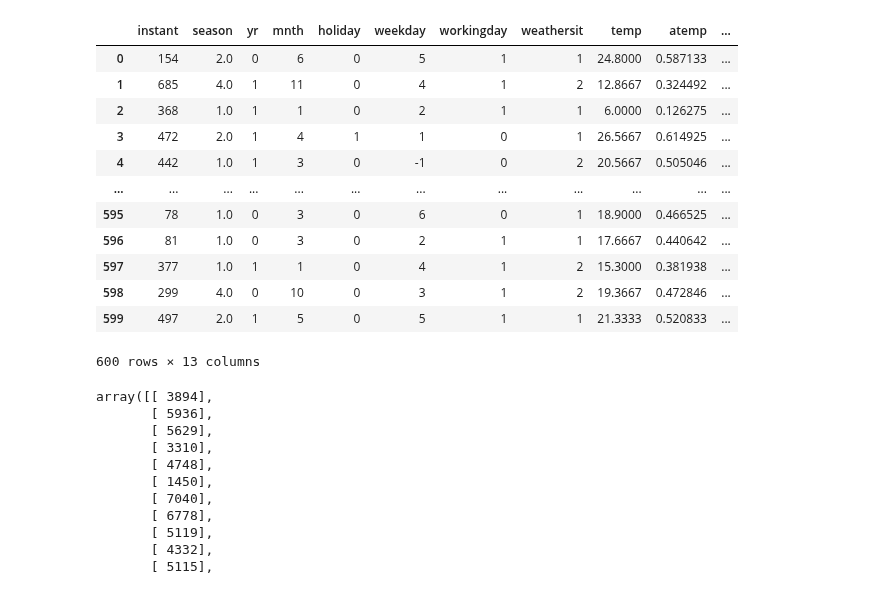
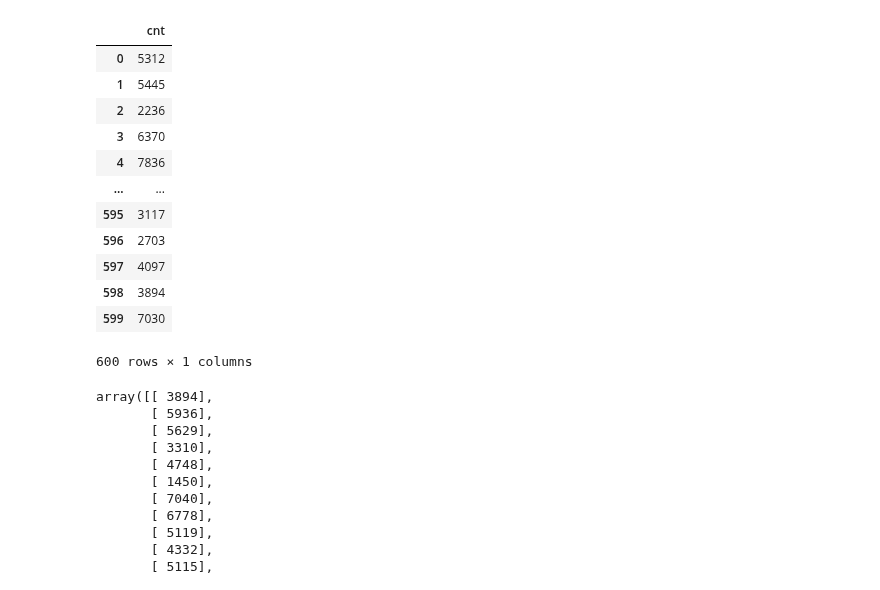
Before and after one commit to PatrykGadziomski/Bike-Rental-Prediction, a Jupyter notebook: Task 2/model_before_pp.ipynb, the cells around one changed output. Drawn from its saved outputs; the diff is of its cells as text; code cells hidden in the pictures.

```diff
--- a/Task 2/model_before_pp.ipynb
+++ b/Task 2/model_before_pp.ipynb
@@ -31,25 +31,25 @@ train_labels = train_df.iloc[:, -1:]
 test_features = test_df.iloc[:, :13]
 test_labels = test_df.iloc[:, -1:]
 # %%
-train_features
-#train_labels
+#train_features
+train_labels
 
 #test_features
 #test_labels
 # %% [output]
-|  | instant | season | yr | mnth | holiday | weekday | workingday | weathersit | temp | atemp | ... |
-| 0 | 154 | 2.0 | 0 | 6 | 0 | 5 | 1 | 1 | 24.8000 | 0.587133 | ... |
-| 1 | 685 | 4.0 | 1 | 11 | 0 | 4 | 1 | 2 | 12.8667 | 0.324492 | ... |
-| 2 | 368 | 1.0 | 1 | 1 | 0 | 2 | 1 | 1 | 6.0000 | 0.126275 | ... |
-| 3 | 472 | 2.0 | 1 | 4 | 1 | 1 | 0 | 1 | 26.5667 | 0.614925 | ... |
-| 4 | 442 | 1.0 | 1 | 3 | 0 | -1 | 0 | 2 | 20.5667 | 0.505046 | ... |
-| ... | ... | ... | ... | ... | ... | ... | ... | ... | ... | ... | ... |
-| 595 | 78 | 1.0 | 0 | 3 | 0 | 6 | 0 | 1 | 18.9000 | 0.466525 | ... |
-| 596 | 81 | 1.0 | 0 | 3 | 0 | 2 | 1 | 1 | 17.6667 | 0.440642 | ... |
-| 597 | 377 | 1.0 | 1 | 1 | 0 | 4 | 1 | 2 | 15.3000 | 0.381938 | ... |
-| 598 | 299 | 4.0 | 0 | 10 | 0 | 3 | 1 | 2 | 19.3667 | 0.472846 | ... |
-| 599 | 497 | 2.0 | 1 | 5 | 0 | 5 | 1 | 1 | 21.3333 | 0.520833 | ... |
+|  | cnt |
+| 0 | 5312 |
+| 1 | 5445 |
+| 2 | 2236 |
+| 3 | 6370 |
+| 4 | 7836 |
+| ... | ... |
+| 595 | 3117 |
+| 596 | 2703 |
+| 597 | 4097 |
+| 598 | 3894 |
+| 599 | 7030 |
-600 rows × 13 columns
+600 rows × 1 columns
 # %%
 test_labels.to_numpy()
 # %% [output]
```
Also changed, not shown: 1 other file.
